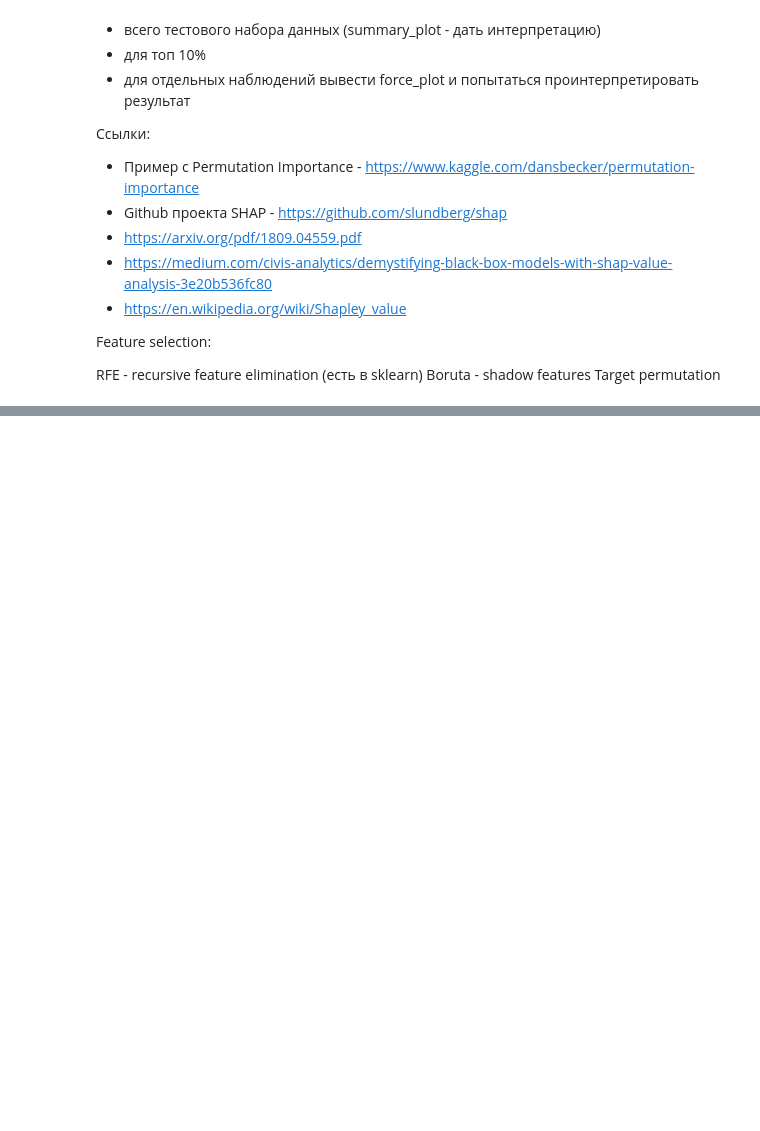
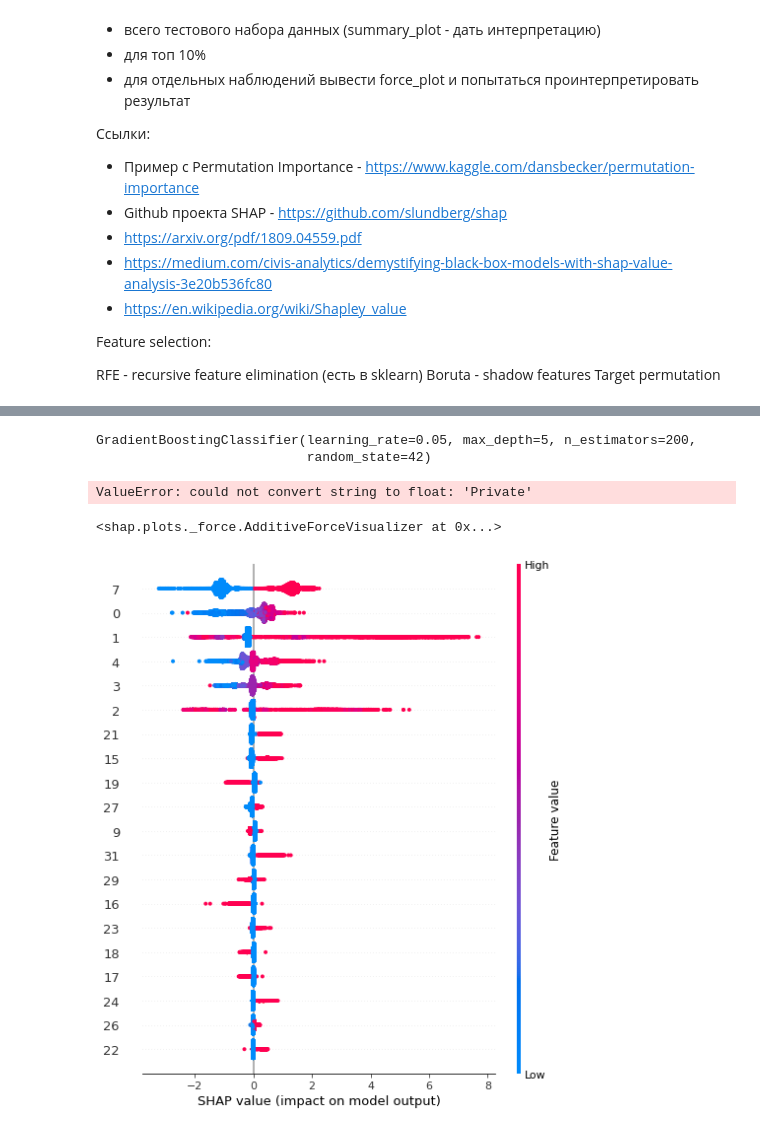
Before and after one commit to LeGGarD/machine-learning-in-business, a Jupyter notebook: lesson_7/lesson_7_hw.ipynb, the cells around one changed output, grey strips where cells are left out. Saved outputs shown, nothing was run; the diff lists cells and outputs as text; code cells hidden in the pictures; blank space fills up the shorter version.

```diff
--- a/lesson_7/lesson_7_hw.ipynb
+++ b/lesson_7/lesson_7_hw.ipynb
@@ -24,0 +141,28 @@ Target permutation
+# %%
+X_new_t = df_new_t.loc[:, df_new_t.columns[:-1]]
+y_new_t = df_new_t[32]
+# %%
+model = GradientBoostingClassifier(random_state=42, learning_rate=0.05, n_estimators=200, min_samples_leaf=1, max_depth=5)
+model.fit(X_new_t, y_new_t)
+# %% [output]
+GradientBoostingClassifier(learning_rate=0.05, max_depth=5, n_estimators=200,
+                           random_state=42)
+# %%
+model = GradientBoostingClassifier(random_state=42, learning_rate=0.05, n_estimators=200, min_samples_leaf=1, max_depth=5)
+model.fit(X, y)
+# %% [output]
+ValueError: could not convert string to float: 'Private'
+# %%
+# explain the model's predictions using SHAP
+# (same syntax works for LightGBM, CatBoost, scikit-learn and spark models)
+explainer = shap.TreeExplainer(model)
+shap_values = explainer.shap_values(X_new_t)
+
+# visualize the first prediction's explanation (use matplotlib=True to avoid Javascript)
+shap.force_plot(explainer.expected_value, shap_values[0,:], X_new_t.iloc[0,:])
+# %% [output]
+<shap.plots._force.AdditiveForceVisualizer at 0x...>
+# %%
+shap.summary_plot(shap_values, X_new_t)
+# %% [output]
+[figure, added]
```
Also changed, not shown: parts of 14 cells of this notebook.
